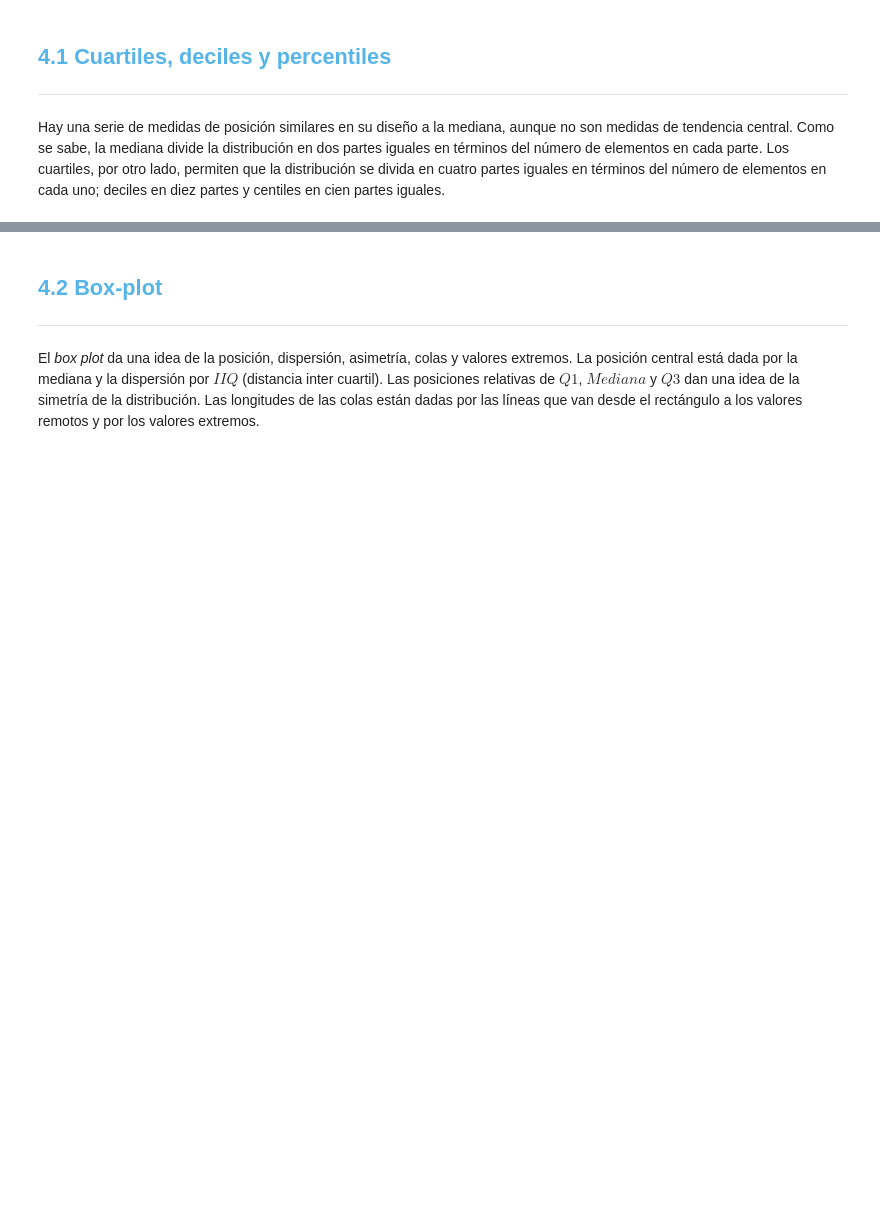
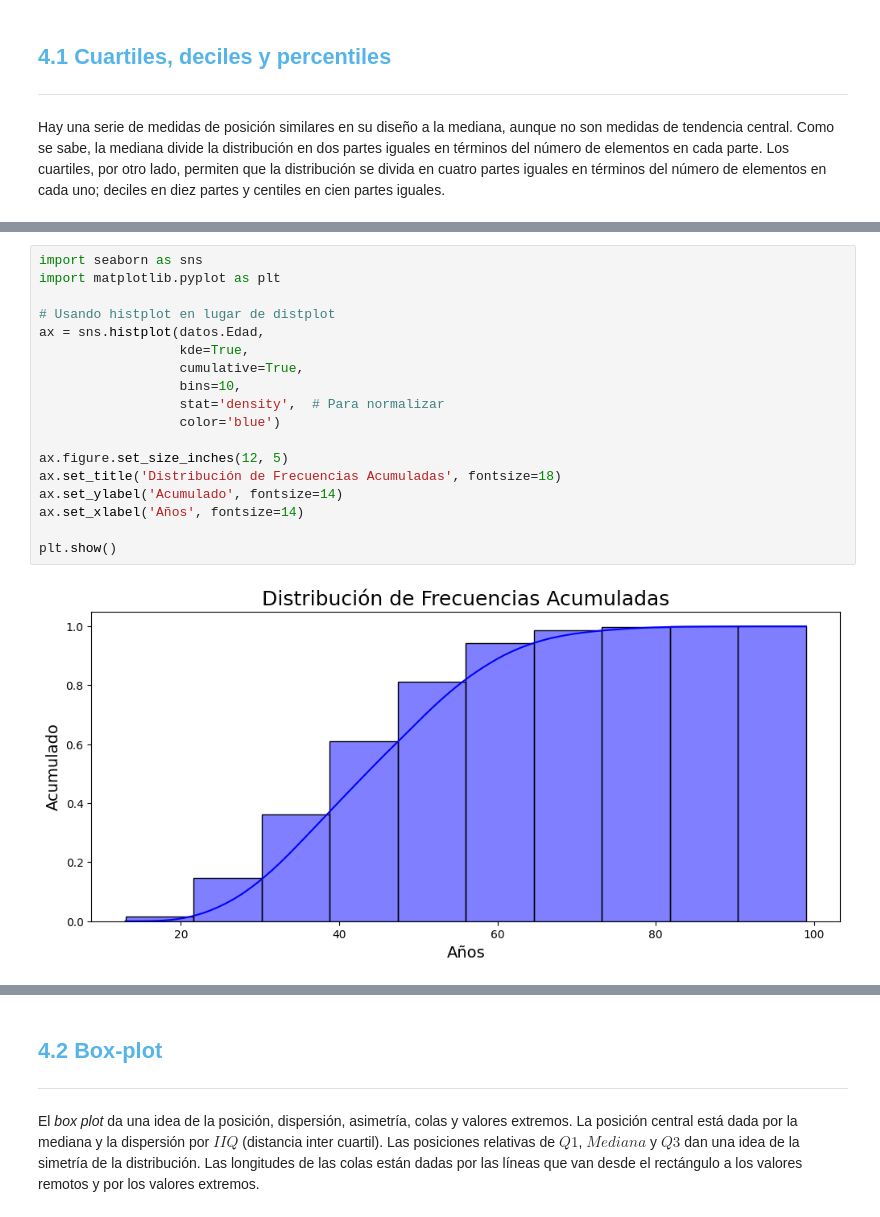
Before and after one commit to betorockers/DataScience_AluraLatam, a Jupyter notebook: 4-Estadisticas_y_Machine_Learning/1-Frecuencias_y_medidas/Curso_de_Estadística_con_Python_1.ipynb, the cells around one changed output, grey strips where cells are left out. Cells and saved outputs as stored; diff of their text form; blank space fills up the shorter version.

```diff
--- a/4-Estadisticas_y_Machine_Learning/1-Frecuencias_y_medidas/Curso_de_Estadística_con_Python_1.ipynb
+++ b/4-Estadisticas_y_Machine_Learning/1-Frecuencias_y_medidas/Curso_de_Estadística_con_Python_1.ipynb
@@ -982,0 +1051,20 @@ Hay una serie de medidas de posición similares en su diseño a la mediana, aunq
+# %%
+import seaborn as sns
+import matplotlib.pyplot as plt
+
+# Usando histplot en lugar de distplot
+ax = sns.histplot(datos.Edad,
+                  kde=True,
+                  cumulative=True,
+                  bins=10,
+                  stat='density',  # Para normalizar
+                  color='blue')
+
+ax.figure.set_size_inches(12, 5)
+ax.set_title('Distribución de Frecuencias Acumuladas', fontsize=18)
+ax.set_ylabel('Acumulado', fontsize=14)
+ax.set_xlabel('Años', fontsize=14)
+
+plt.show()
+# %% [output]
+[figure, added]
```
Also changed, not shown: parts of 15 cells of this notebook.
